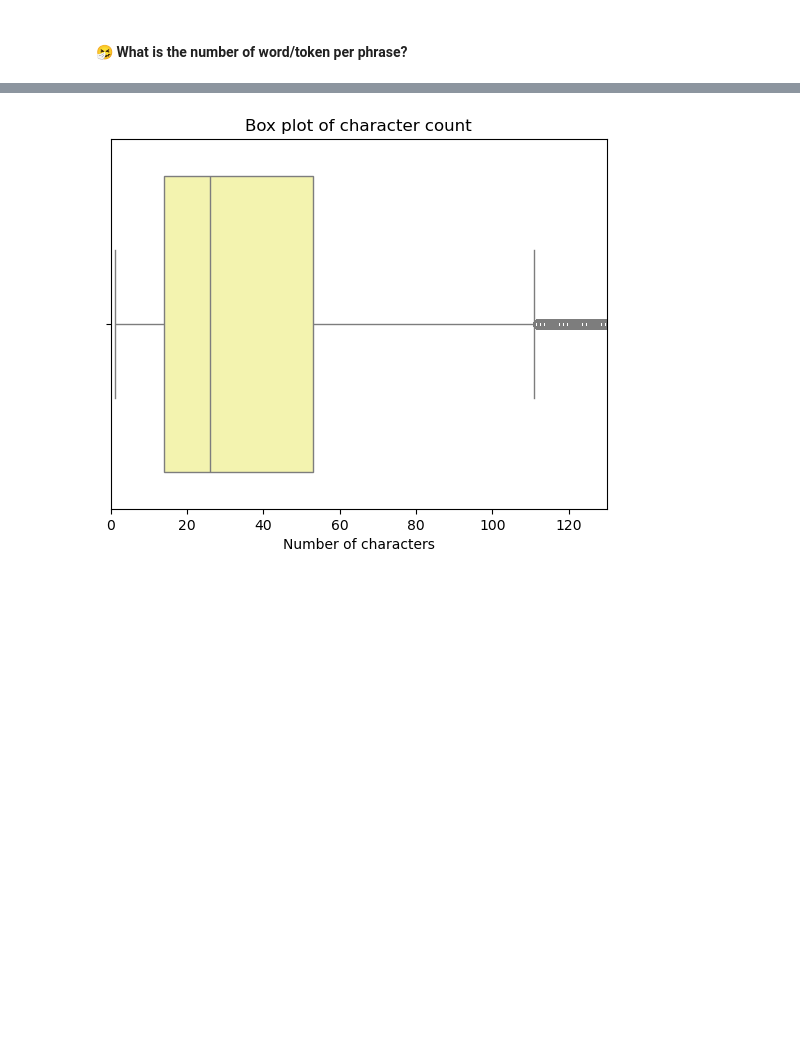
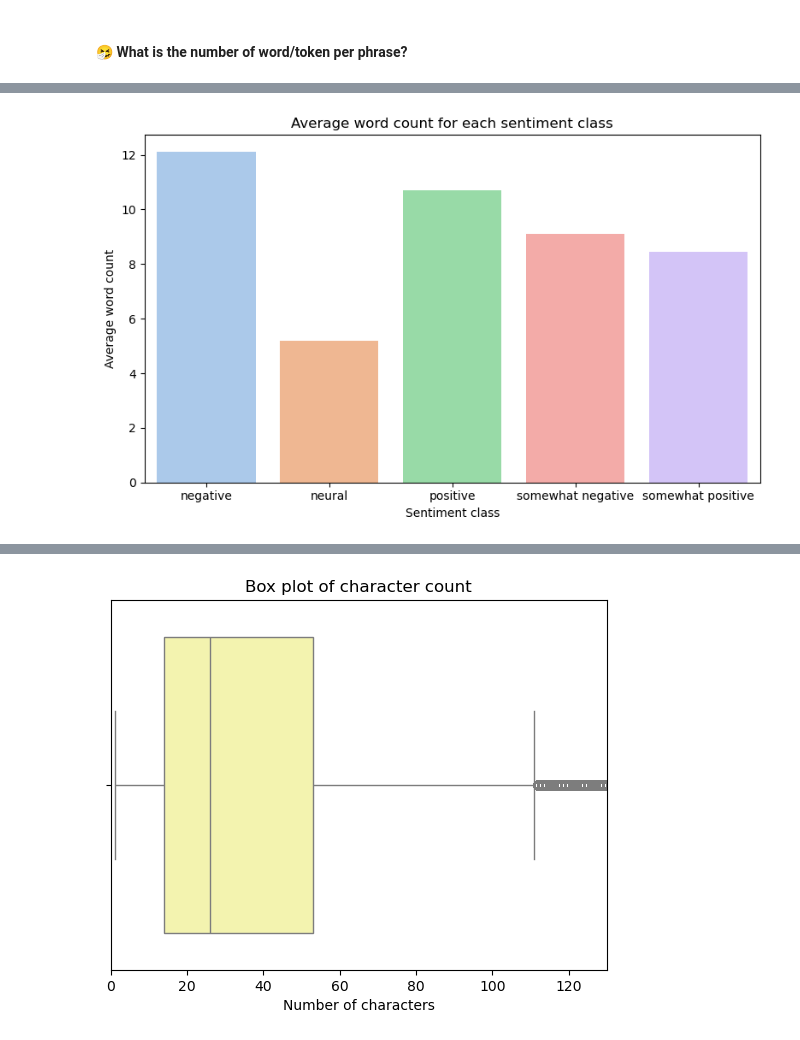
Before and after one commit to trungdung1711/sentiment-analysis-on-movie-reviews, a Jupyter notebook: notebooks/2_data_exploration.ipynb, the cells around one changed output, grey strips where cells are left out. Saved outputs shown, nothing was run; the diff lists cells and outputs as text; code cells hidden in the pictures; blank space fills up the shorter version.

```diff
--- a/notebooks/2_data_exploration.ipynb
+++ b/notebooks/2_data_exploration.ipynb
@@ -186,0 +197,6 @@ plt.show()
+# %%
+average_word_count = word_count_df.groupby("SentimentName")["WordCount"].mean()
+
+average_word_count = average_word_count.reset_index()
+
+average_word_count.head()
@@ -187,3 +210,16 @@ plt.show()
+# %%
+fig, ax = plt.subplots(1, 1, figsize=(8, 5))
+
+sns.barplot(data=average_word_count, x="SentimentName", y="WordCount", palette="pastel", hue="SentimentName", ax=ax)
+
+ax.set_title("Average word count for each sentiment class")
+ax.set_xlabel("Sentiment class")
+ax.set_ylabel("Average word count")
+
+plt.tight_layout()
+plt.show()
+# %% [output]
+[figure, added]
 # %%
 sns.histplot(data=word_count_df, x="Character count", color=color(), bins=70)
 
```
Also changed, not shown: parts of 21 cells of this notebook, 1 other file.
